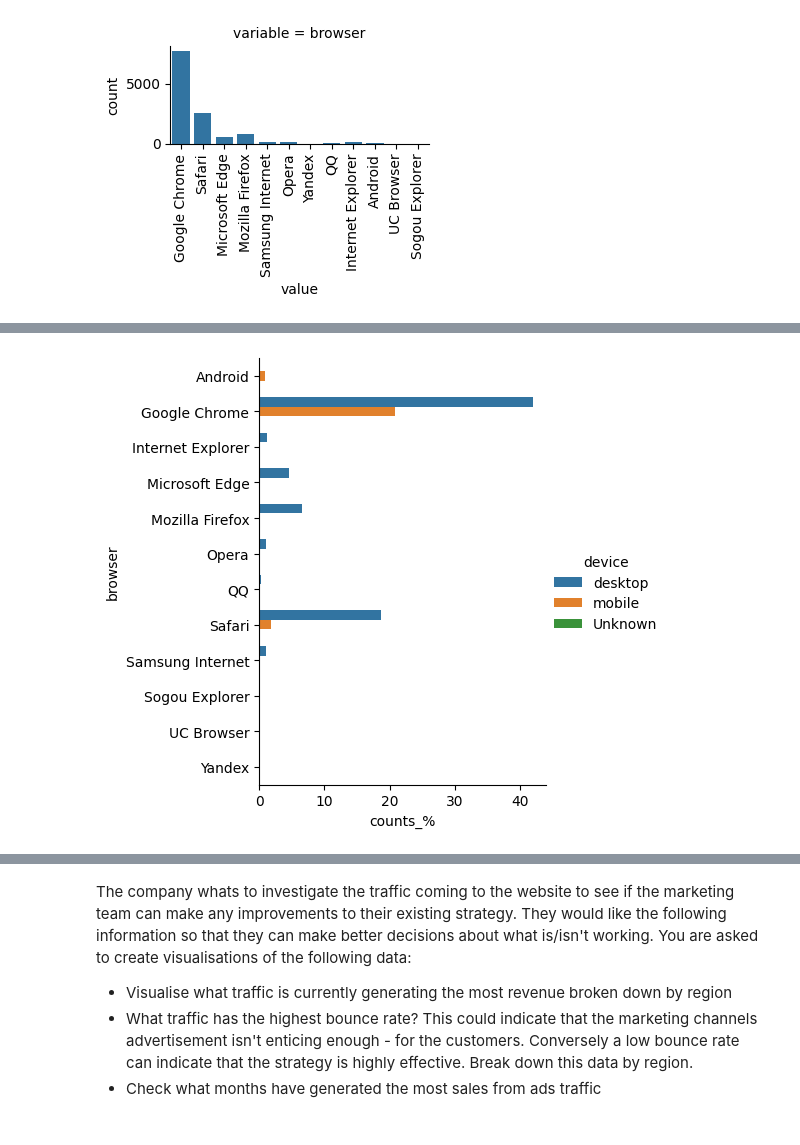
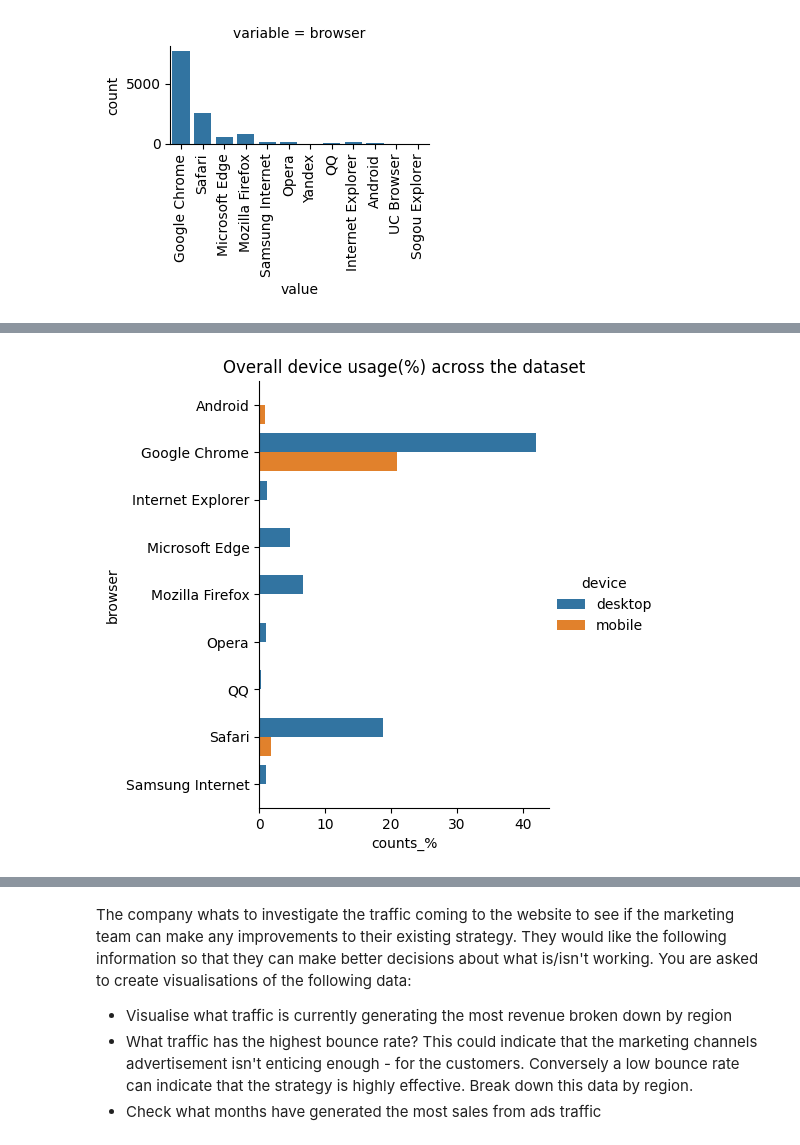
Before and after one commit to selvatica-36/Exploratory-data-analysis---Online-shopping-in-retail, a Jupyter notebook: analysis_report.ipynb, the cells around one changed output, grey strips where cells are left out. Cells and saved outputs as stored; diff of their text form; code cells hidden in the pictures.

Commit message:
Fixes task 2 plots (milestone 3).

```diff
--- a/analysis_report.ipynb
+++ b/analysis_report.ipynb
@@ -271,9 +216,11 @@ plt.show()
 # %% [markdown]
 ### ***The amount of users visiting the site using mobile operating system and desktop operating systems***
 # %%
-map_dev = {'Android':'mobile', 'iOS':'mobile', 'MACOS': 'desktop','ChromeOS':'desktop','Windows':'desktop','Ubuntu':'desktop', 'Other':'Unknown'}
+# Add column for device type (mobile or desktop) and drop outliers in operating systems ('Other')
+map_dev = {'Android':'mobile', 'iOS':'mobile', 'MACOS': 'desktop','ChromeOS':'desktop','Windows':'desktop','Ubuntu':'desktop'}
 device_df = os_counts.copy()
 device_df['device'] = device_df.index.map(map_dev)
+device_df.dropna(subset='device', inplace=True)
 device_df_grouped = device_df.groupby(['device']).sum().reset_index()
 sns.barplot(x=device_df_grouped['device'], y=device_df_grouped['count_%'])
 plt.title('Most users visit from their desktop')
@@ -290,7 +237,10 @@ plotter.count_plots_grid(['browser'])
 # %%
 browser_device_region = customer_activity_df.copy()
 browser_device_region['device'] = browser_device_region['operating_systems'].map(map_dev)
+browser_device_region.dropna(subset='device', inplace=True)
 browser_device_region['counts'] = 1
 info_extractor = DataFrameInfo(browser_device_region)
-browser_device_region =  info_extractor._get_slice(['browser','region','device','counts'])
-browser_device_region
+browser_device_region =  info_extractor.get_slice(['operating_systems','browser','region','device','counts'])
+browser_device_region = browser_device_region[browser_device_region['browser'] != 'Yandex']
+browser_device_region = browser_device_region[browser_device_region['browser'] != 'UC Browser']
+browser_device_region = browser_device_region[browser_device_region['browser'] != 'Sogou Explorer']
@@ -334,5 +250,6 @@ browser_device
 # %%
 sns.catplot(y='browser', x='counts_%', hue='device', data=browser_device, kind='bar', height=5, aspect=1)
+plt.title('Overall device usage(%) across the dataset')
 plt.show()
 # %% [output]
-[figure, old version]
+[figure, new version]
```
Also changed, not shown: parts of 24 cells of this notebook.
